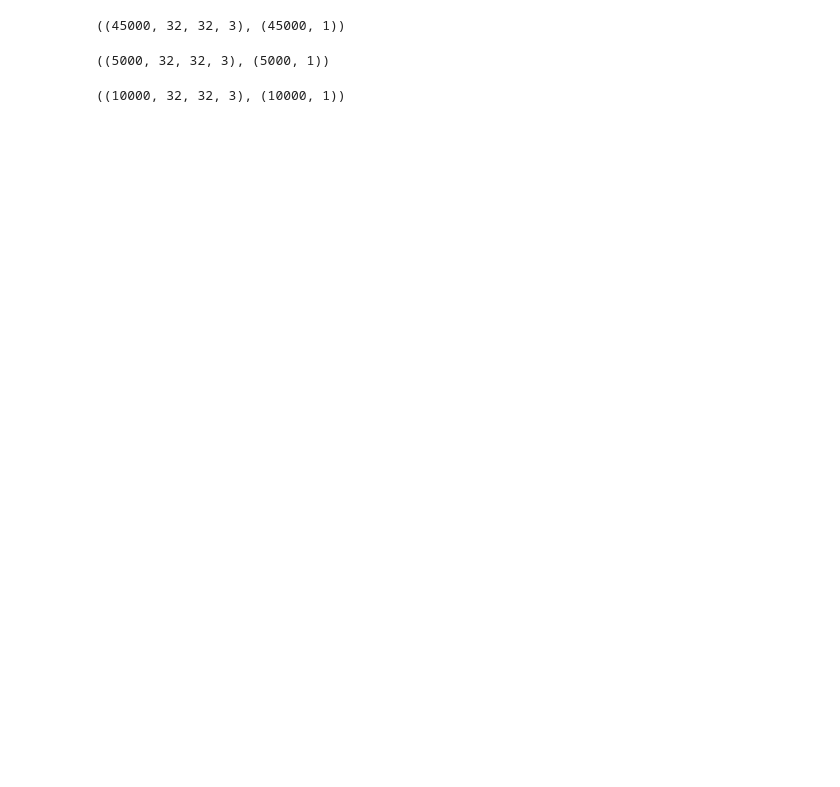
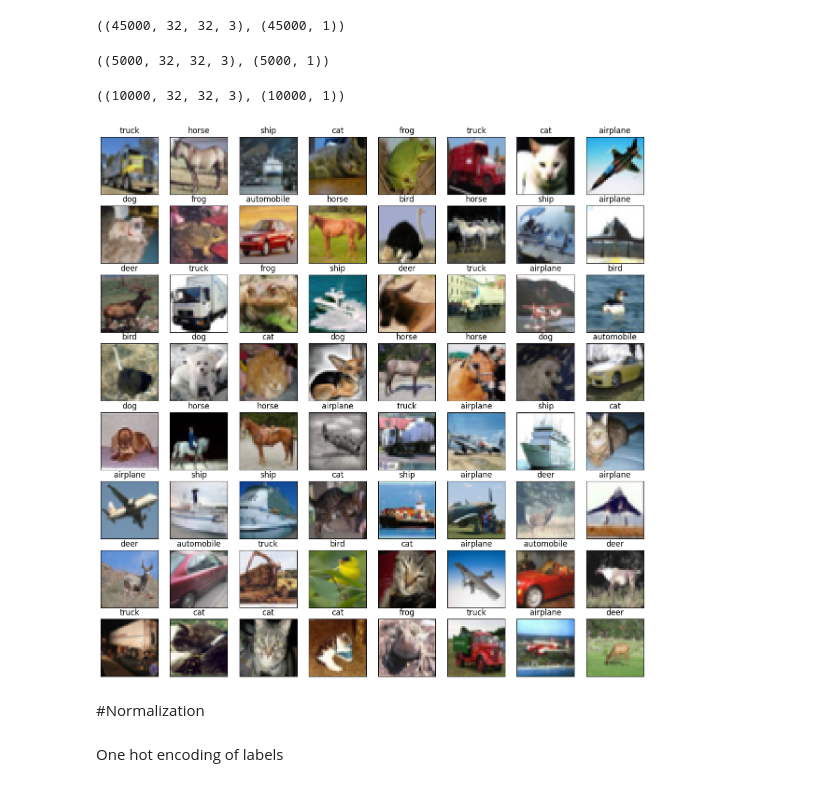
Before and after one commit to Sain-orshikh/CIFAR10, a Jupyter notebook: main.ipynb, the cells around one changed output. Saved outputs shown, nothing was run; the diff lists cells and outputs as text; code cells hidden in the pictures; blank space fills up the shorter version.

Commit message:
normalization

```diff
--- a/main.ipynb
+++ b/main.ipynb
@@ -39,7 +42,13 @@ class_names = [
 # %%
 plt.figure(figsize=(15,15))
 for i in range(64):
     plt.subplot(8,8,i+1)
-    plt.xticks
+    plt.xticks([])
+    plt.yticks([])
     plt.imshow(X_train[i])
+    plt.title(class_names[y_train[i][0]])
 plt.show()
+# %% [output]
+[figure, added]
+# %% [markdown]
+#Normalization
@@ -45,0 +69,2 @@ plt.show()
+# %% [markdown]
+One hot encoding of labels
```
Also changed, not shown: parts of 2 cells of this notebook.
